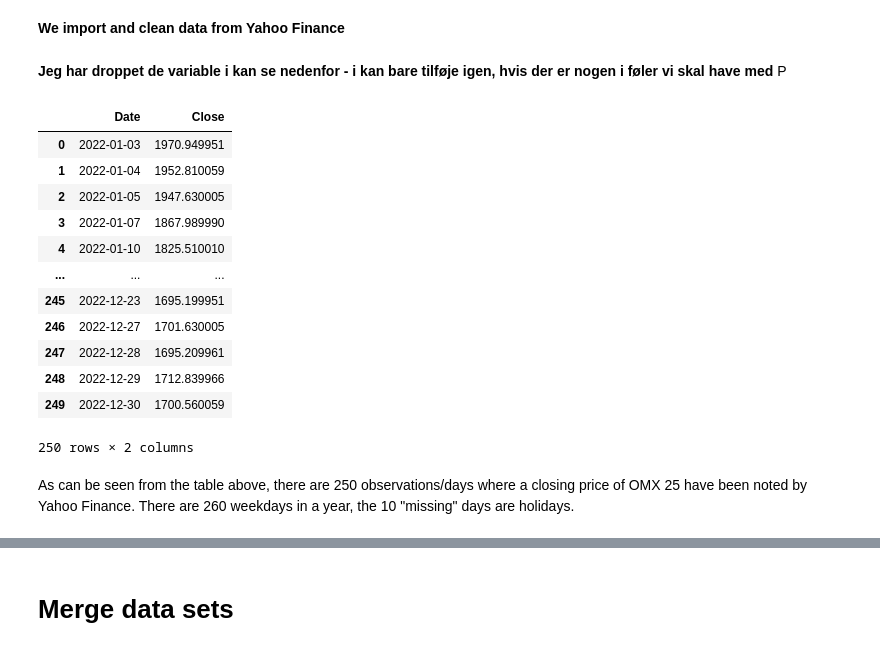
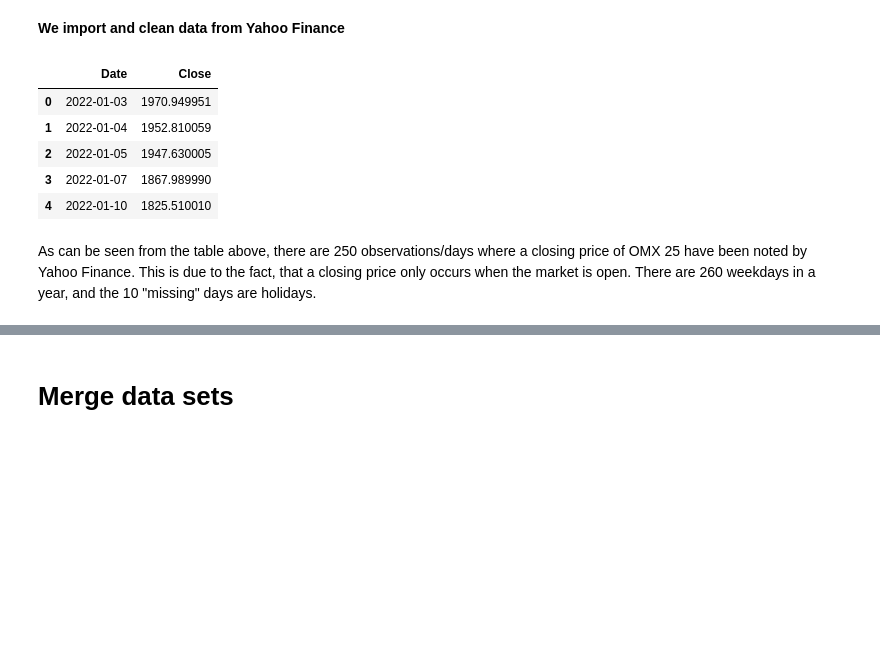
Before and after one commit to NumEconCopenhagen/projects-2023-jos-p-og-tex, a Jupyter notebook: dataproject/dataproject.ipynb, the cells around one changed output, grey strips where cells are left out. Saved outputs shown, nothing was run; the diff lists cells and outputs as text; code cells hidden in the pictures; blank space fills up the shorter version.

```diff
--- a/dataproject/dataproject.ipynb
+++ b/dataproject/dataproject.ipynb
@@ -308,30 +186,19 @@ ax.set_ylabel('Precipation');
 # %% [markdown]
 **We import and clean data from Yahoo Finance**
-# %% [markdown]
-**Jeg har droppet de variable i kan se nedenfor - i kan bare tilføje igen, hvis der er nogen i føler vi skal have med** P
-# %%
-
-OMXC25 = yf.download('^OMXC25', start='2022-01-01', end='2023-01-01', progress=False)
-OMXC25.reset_index(inplace=True)
-OMXC25['Date'] =  pd.to_datetime(OMXC25['Date'])
-
-# Cleaning the data from irrelevant variables
-OMXC25.drop(['Open', 'High', 'Low', 'Adj Close', 'Volume'], axis=1, inplace=True)
-
-OMXC25
-# %% [output]
-|  | Date | Close |
-| 0 | 2022-01-03 | 1970.949951 |
-| 1 | 2022-01-04 | 1952.810059 |
-| 2 | 2022-01-05 | 1947.630005 |
-| 3 | 2022-01-07 | 1867.989990 |
-| 4 | 2022-01-10 | 1825.510010 |
-| ... | ... | ... |
-| 245 | 2022-12-23 | 1695.199951 |
-| 246 | 2022-12-27 | 1701.630005 |
-| 247 | 2022-12-28 | 1695.209961 |
-| 248 | 2022-12-29 | 1712.839966 |
-| 249 | 2022-12-30 | 1700.560059 |
-250 rows × 2 columns
+# %%
+# Setting the desired timeframe
+from_time='2022-01-01'
+to_time='2023-01-01'
+
+# Importing dateframe
+OMXC25 = dp.import_data_yahoo(from_time,to_time)
+OMXC25.head()
+# %% [output]
+|  | Date | Close |
+| 0 | 2022-01-03 | 1970.949951 |
+| 1 | 2022-01-04 | 1952.810059 |
+| 2 | 2022-01-05 | 1947.630005 |
+| 3 | 2022-01-07 | 1867.989990 |
+| 4 | 2022-01-10 | 1825.510010 |
 # %% [markdown]
-As can be seen from the table above, there are 250 observations/days where a closing price of OMX 25 have been noted by Yahoo Finance. There are 260 weekdays in a year, the 10 "missing" days are holidays.
+As can be seen from the table above, there are 250 observations/days where a closing price of OMX 25 have been noted by Yahoo Finance. This is due to the fact, that a closing price only occurs when the market is open. There are 260 weekdays in a year, and the 10 "missing" days are holidays.
```
Also changed, not shown: parts of 65 cells of this notebook, 1 other file.
